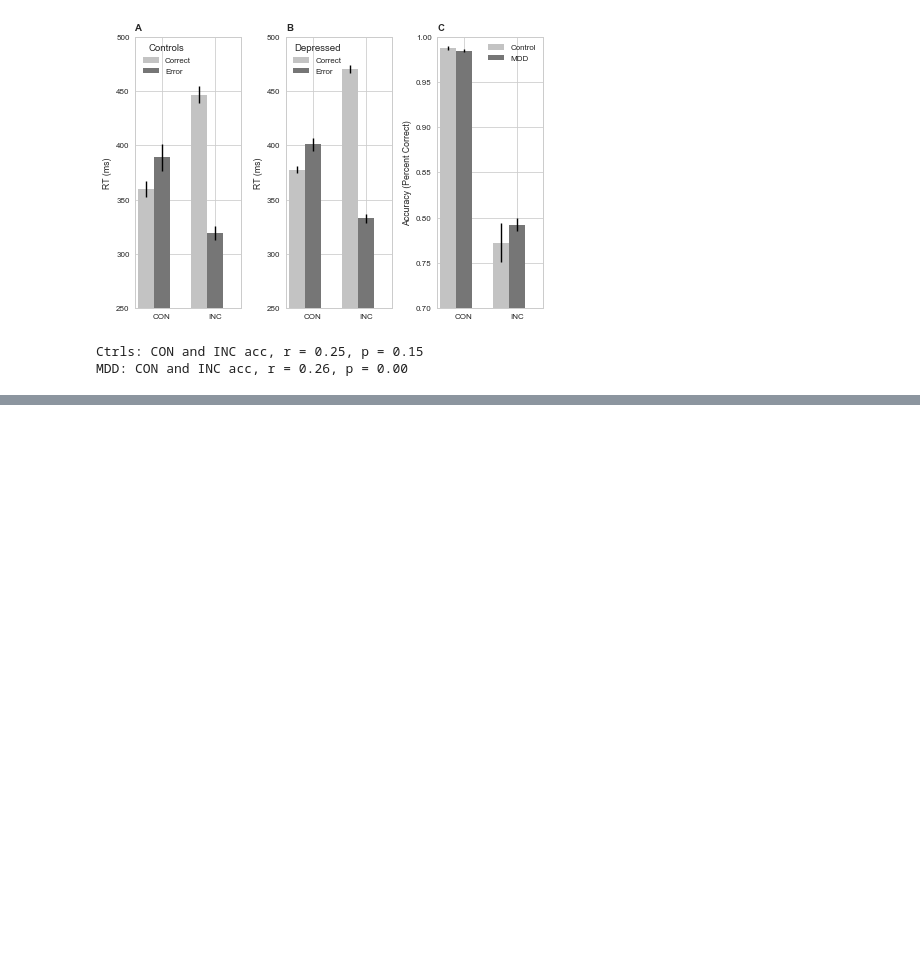
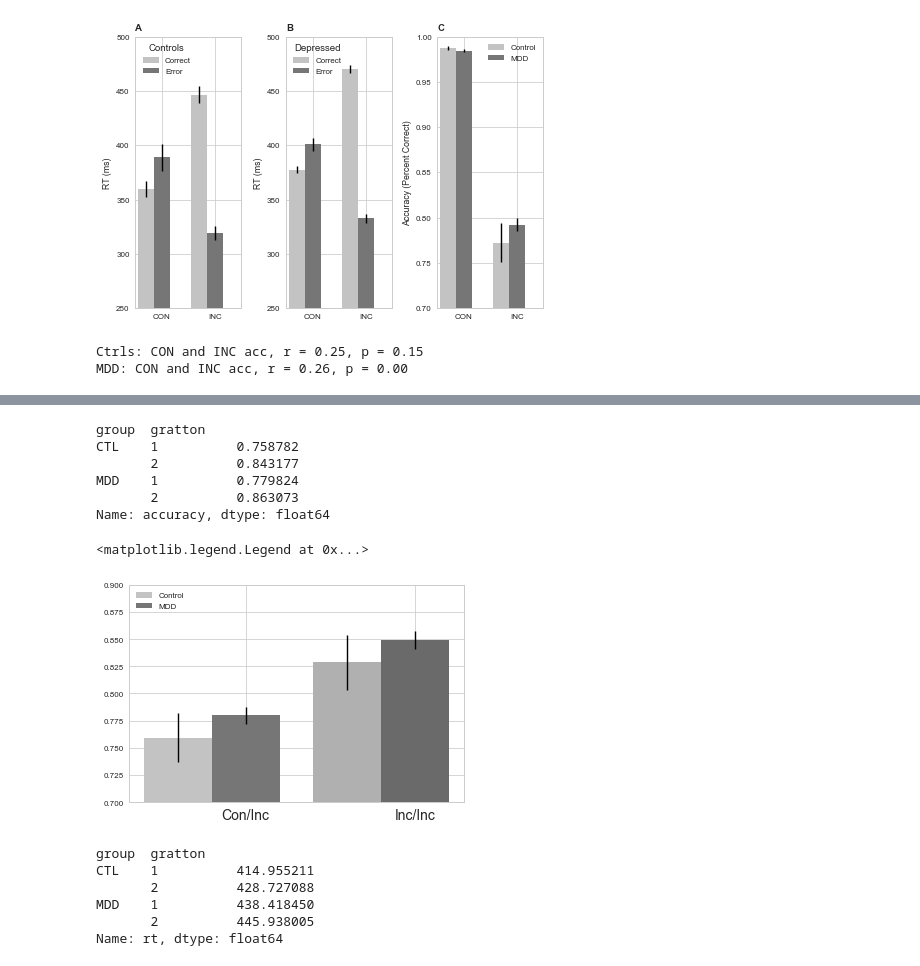
Before and after one commit to vlawlor/EMBARC-Flanker, a Jupyter notebook: Flanker.ipynb, the cells around one changed output, grey strips where cells are left out. Saved outputs shown, nothing was run; the diff lists cells and outputs as text; code cells hidden in the pictures; blank space fills up the shorter version.

```diff
--- a/Flanker.ipynb
+++ b/Flanker.ipynb
@@ -1353,0 +1719,79 @@ grpMDD:sINC  0.167  0.000  0.000  0.000 -0.204 -0.940
+# %%
+# Let's get descriptives on the Gratton accuracy effect.
+# Gratton '1' = con_inc
+# Gratton '2' = inc_inc
+
+grt_use = flk_ddm_use_clean[flk_ddm_use_clean.gratton > 0]
+grt_grouped = grt_use.groupby(['group','gratton'])
+grt_grouped['accuracy'].mean() # Confirms the expected effect in both groups. Slightly bigger in controls
+# %% [output]
+group  gratton
+CTL    1          0.758782
+       2          0.843177
+MDD    1          0.779824
+       2          0.863073
+Name: accuracy, dtype: float64
+# %%
+# Now a Gratton accuracy barplot; looks similar to the time one analysis
+grt_grp_acc = grt_use.groupby(['group','gratton','ProjectSpecificID'])['accuracy'].mean()
+
+ctrl_grt1_acc = []
+ctrl_grt2_acc = []
+mdd_grt1_acc = []
+mdd_grt2_acc = []
+
+for key in grt_grp_acc.keys():
+    if key[0] == 'CTL' and key[1] == 1:
+        ctrl_grt1_acc.append(grt_grp_acc[key])
+    elif key[0] == 'CTL' and key[1] == 2:
+        ctrl_grt2_acc.append(grt_grp_acc[key])
+    elif key[0] == 'MDD' and key[1] == 1:
+        mdd_grt1_acc.append(grt_grp_acc[key])
+    elif key[0] == 'MDD' and key[1] == 2:
+        mdd_grt2_acc.append(grt_grp_acc[key])
+
+ctrl_grt1_acc_se = sp.stats.sem(ctrl_grt1_acc)
+ctrl_grt2_acc_se = sp.stats.sem(ctrl_grt2_acc)
+mdd_grt1_acc_se = sp.stats.sem(mdd_grt1_acc)
+mdd_grt2_acc_se = sp.stats.sem(mdd_grt2_acc)
+
+ctrl_grt_acc_means = [np.mean(ctrl_grt1_acc),np.mean(ctrl_grt2_acc)]
+ctrl_grt_acc_se = [np.mean(ctrl_grt1_acc_se),np.mean(ctrl_grt2_acc_se)]
+
+mdd_grt_acc_means = [np.mean(mdd_grt1_acc),np.mean(mdd_grt2_acc)]
+mdd_grt_acc_se = [np.mean(mdd_grt1_acc_se),np.mean(mdd_grt2_acc_se)]
+
+# Make the figure
+index = [0.05,0.55]
+index = np.asarray(index)
+width = 0.2
+
+fig = plt.figure()
+ax1 = fig.add_subplot(111)
+ax1.set_ylim([0.7,0.9])
+ax1.bar(index,ctrl_grt_acc_means,width,color=['#C3C3C3','#B0B0B0'],yerr=ctrl_grt_acc_se,ecolor='black',label='Control')
+ax1.bar(index+width,mdd_grt_acc_means,width,color=['#767676','#6A6A6A'],yerr=mdd_grt_acc_se,ecolor='black',label='MDD')
+ax1.set_xticks([0.25,0.75])
+ax1.set_xticklabels(['Con/Inc','Inc/Inc'],fontsize=14)
+ax1.legend(loc='upper left')
+# %% [output]
+<matplotlib.legend.Legend at 0x...>
+[figure, added]
+# %%
+# Now Gratton RT
+
+# Descriptives. Gratton '1' = con/inc and Gratton '2' = inc/inc, so we'd expected to see faster RT on Gratton 2
+# which we do not. But this may not actually be that tough to explain . . . look at the plot from the G x S x A
+# ANOVA: on INC trials, errors are much faster than correct responses. The error rate is significantly higher on
+# Con/Inc (gratton 1) trials than on Inc/Inc (gratton 2) trials--see the plot above. Since errors are associated
+# with faster RT than correct responses on INC trials, it is not surprising that the condition with a higher error
+# rate also has a shorter mean RT.
+
+grt_grouped['rt'].mean()
+# %% [output]
+group  gratton
+CTL    1          414.955211
+       2          428.727088
+MDD    1          438.418450
+       2          445.938005
+Name: rt, dtype: float64
```
Also changed, not shown: parts of 42 cells of this notebook.
